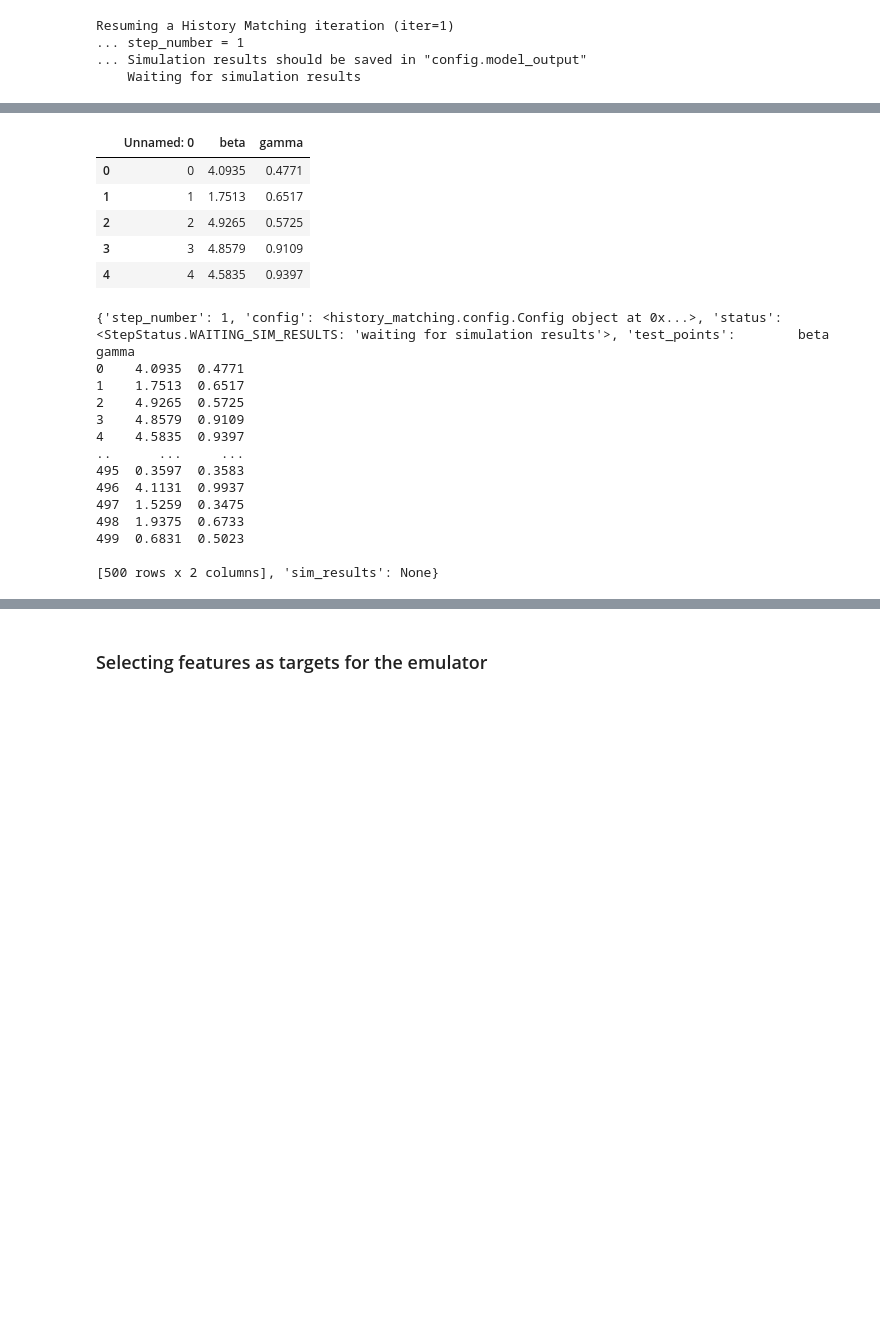
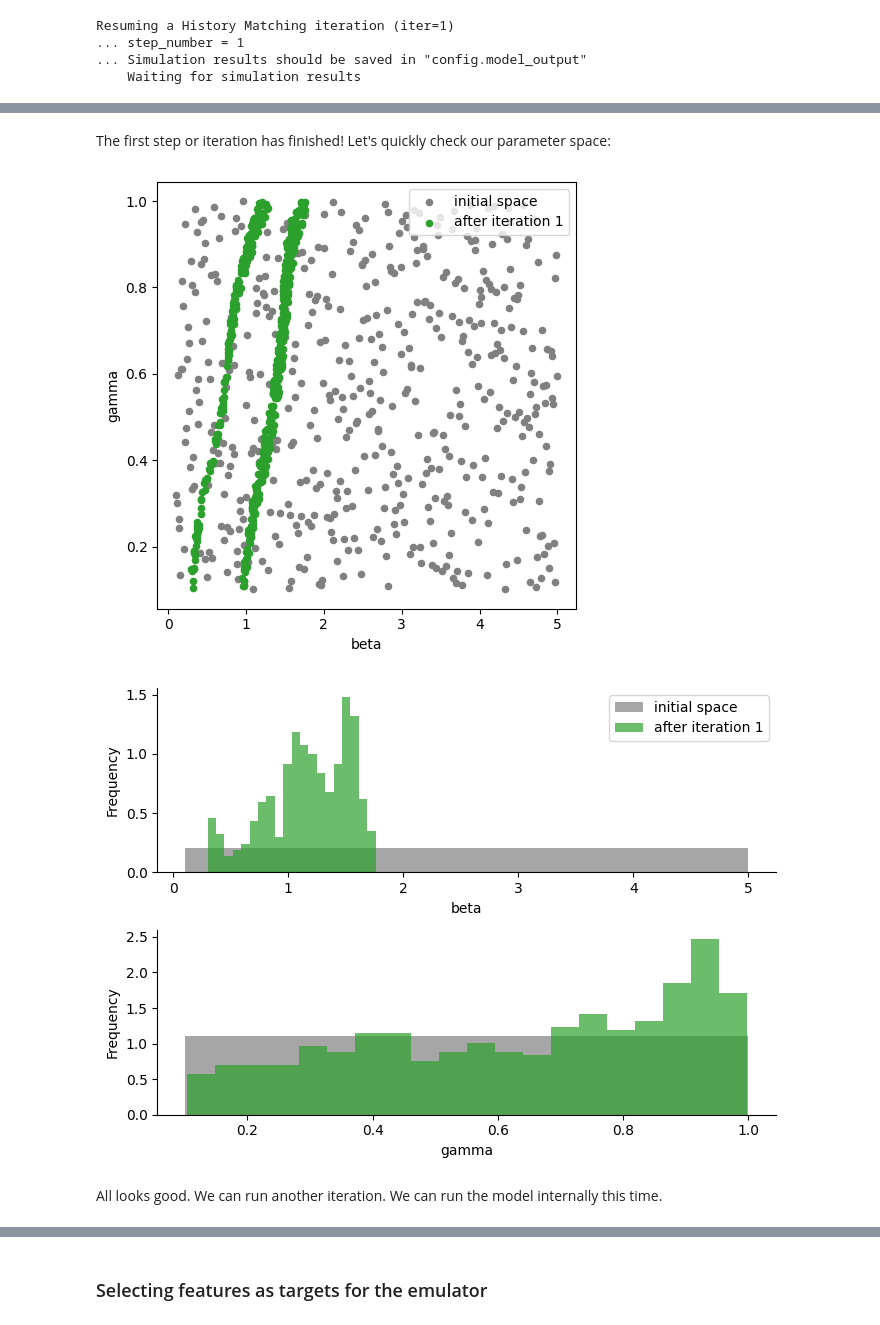
Before and after one commit to InstituteforDiseaseModeling/historymatching, a Jupyter notebook: examples/02_history_matching_advanced_config_sir.ipynb, the cells around one changed output, grey strips where cells are left out. Saved outputs shown, nothing was run; the diff lists cells and outputs as text; code cells hidden in the pictures; blank space fills up the shorter version.

Commit message:
update example 2 -manual configuration, advanced

```diff
--- a/examples/02_history_matching_advanced_config_sir.ipynb
+++ b/examples/02_history_matching_advanced_config_sir.ipynb
@@ -539,4 +553,5 @@ plot_parameter_space( test_points, samples_step_1, 'initial space', 'after itera
 # %%
-config = hm.Config( parameter_space = parameter_space.reset_index(),
-                    observations = observations
-                   )
+config_no_model = hm.Config( parameter_space = parameter_space.reset_index(),
+                             observations = observations
+                            )
+trace_no_model = hm.do_step( config_no_model )
@@ -551,0 +573,7 @@ Starting first History Matching iteration
+# %%
+samples_filename = './sample_points_step_1.csv'
+results_filename = './results_step_1.csv'
+samples_to_simulate = pd.read_csv( samples_filename )
+sim_results = sir_model_wrapper( samples_to_simulate )
+sim_results.to_csv( results_filename )
+sim_results.head()
@@ -563,5 +598,6 @@ len(trace_2)
 # %%
-config_2 = hm.Config( parameter_space = parameter_space.reset_index(),
-                      observations = observations,
-                      model_output = 'results_step_1.csv'
-                     )
+config_no_model_with_results = hm.Config( parameter_space = parameter_space.reset_index(),
+                                          observations = observations,
+                                          model_output = results_filename
+                                         )
+trace_ext_model_1 = hm.do_step( config_no_model_with_results, trace_no_model )
@@ -568,34 +617,12 @@ config_2 = hm.Config( parameter_space = parameter_space.reset_index(),
-# %%
-samples_to_simulate = pd.read_csv( 'sample_points_step_1.csv' )
-samples_to_simulate.head()
-# %% [output]
-|  | Unnamed: 0 | beta | gamma |
-| 0 | 0 | 4.0935 | 0.4771 |
-| 1 | 1 | 1.7513 | 0.6517 |
-| 2 | 2 | 4.9265 | 0.5725 |
-| 3 | 3 | 4.8579 | 0.9109 |
-| 4 | 4 | 4.5835 | 0.9397 |
+# %% [markdown]
+The first step or iteration has finished! Let's quickly check our parameter space:
 # %%
-sim_results = sir_model_wrapper( samples_to_simulate )
-sim_results.head()
-sim_results.to_csv( './results_step_1.csv' )
+samples_no_model_1 = trace_ext_model_1[-1]['test_points']
+samples_no_model_2 = trace_ext_model_1[-1]['new_samples']
+plot_parameter_space( samples_no_model_1, samples_no_model_2, 'initial space', 'after iteration 1' )
+# %% [output]
+[figure, added]
+[figure, added]
-# %%
-last_step = trace_2[-1]
-#print(last_step['config'].sample_points)
-print(last_step)
-# %% [output]
-{'step_number': 1, 'config': <history_matching.config.Config object at 0x...>, 'status': <StepStatus.WAITING_SIM_RESULTS: 'waiting for simulation results'>, 'test_points':        beta   gamma
-0    4.0935  0.4771
-1    1.7513  0.6517
-2    4.9265  0.5725
-3    4.8579  0.9109
-4    4.5835  0.9397
-..      ...     ...
-495  0.3597  0.3583
-496  4.1131  0.9937
-497  1.5259  0.3475
-498  1.9375  0.6733
-499  0.6831  0.5023
-
-[500 rows x 2 columns], 'sim_results': None}
+# %% [markdown]
+All looks good. We can run another iteration. We can run the model internally this time.
 # %%
```
Also changed, not shown: parts of 18 cells of this notebook.
